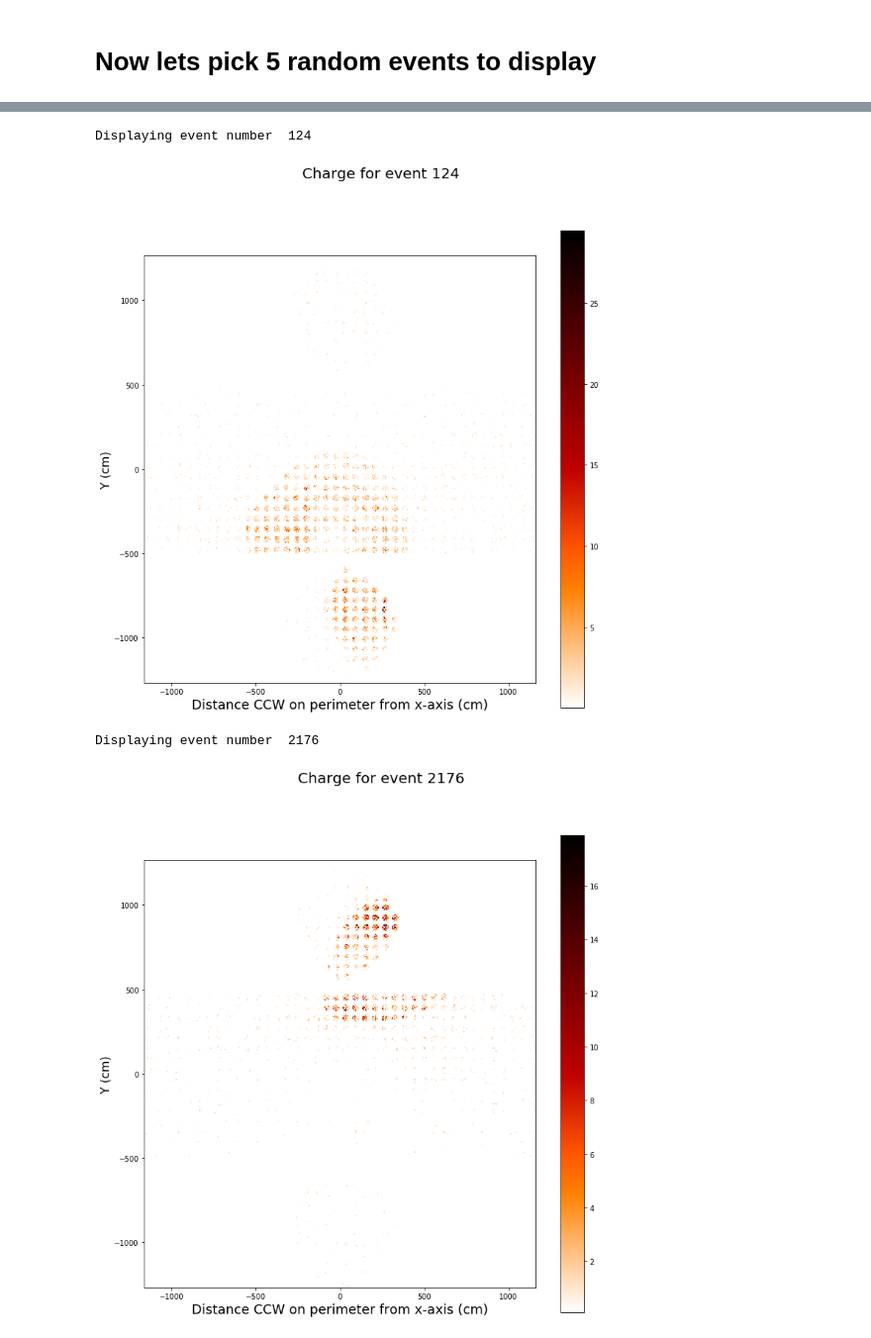
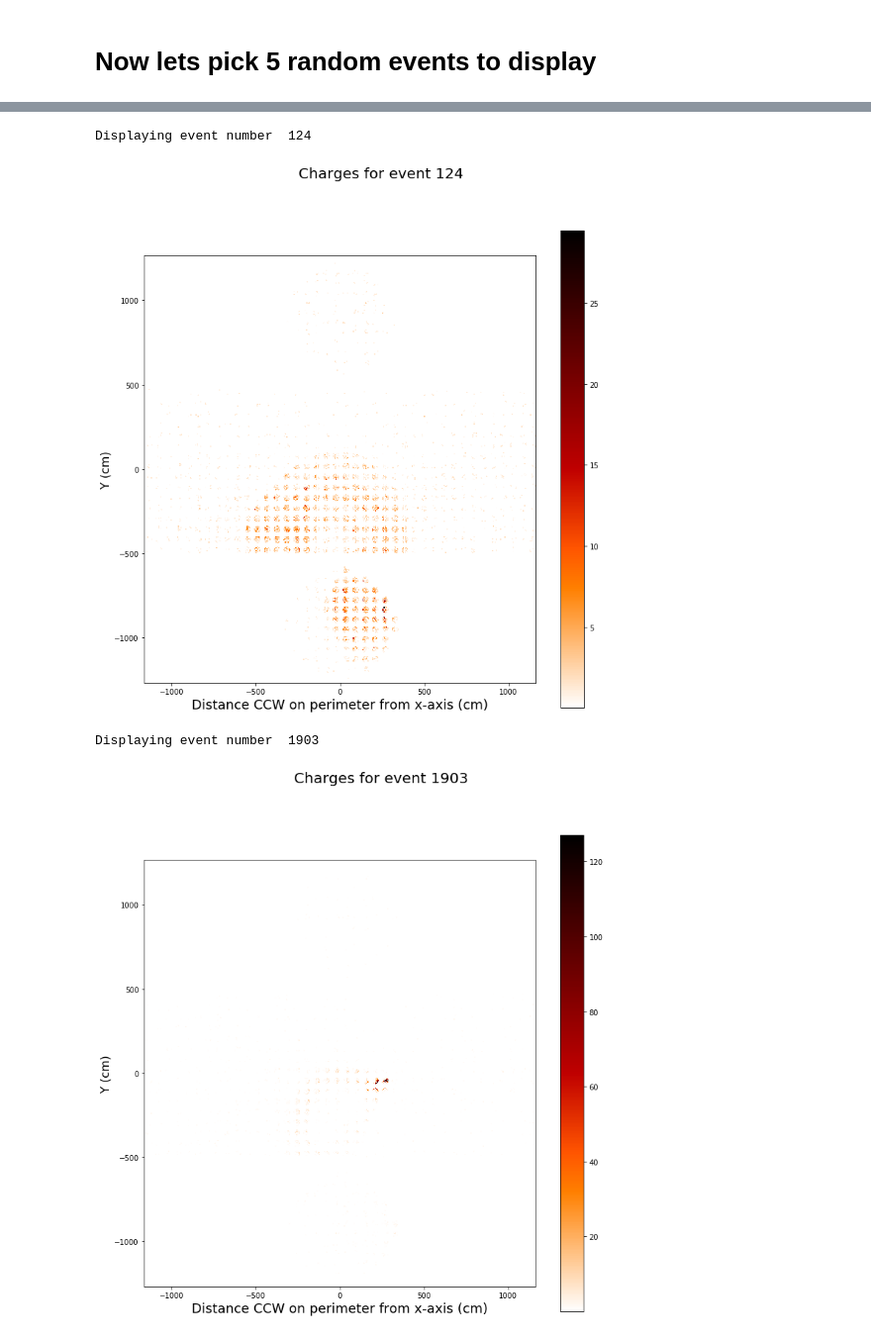
Before and after one commit to WatChMaL/CNNEndcaps, a Jupyter notebook: EventDisplay.ipynb, the cells around one changed output, grey strips where cells are left out. Shown at 99% size. Saved outputs shown, nothing was run; the diff lists cells and outputs as text; code cells hidden in the pictures.

```diff
--- a/EventDisplay.ipynb
+++ b/EventDisplay.ipynb
@@ -367,17 +369,17 @@ def GetEvent( evnum ):
 # %%
 evno, digitubes, digicharges, digitimes = GetEvent( 124 )
 print("Displaying event number ",evno)
-EventDisplay( digitubes, digicharges, "Charge for event "+str(evno) )
+EventDisplay( digitubes, digicharges, "Charges for event "+str(evno) )
 # %% [output]
 Displaying event number  124
-[figure, old version]
+[figure, new version]
 # %%
 evno, digitubes, digicharges, digitimes = GetRandomEvent()
 print("Displaying event number ",evno)
-EventDisplay( digitubes, digicharges, "Charge for event "+str(evno) )
+EventDisplay( digitubes, digicharges, "Charges for event "+str(evno) )
 # %% [output]
-Displaying event number  2176
+Displaying event number  1903
-[figure, old version]
+[figure, new version]
 # %%
 EventDisplay( digitubes, digitimes, "Times for event "+str(evno), [940,1040] )
 # %% [output]
```
Also changed, not shown: parts of 21 cells of this notebook.
